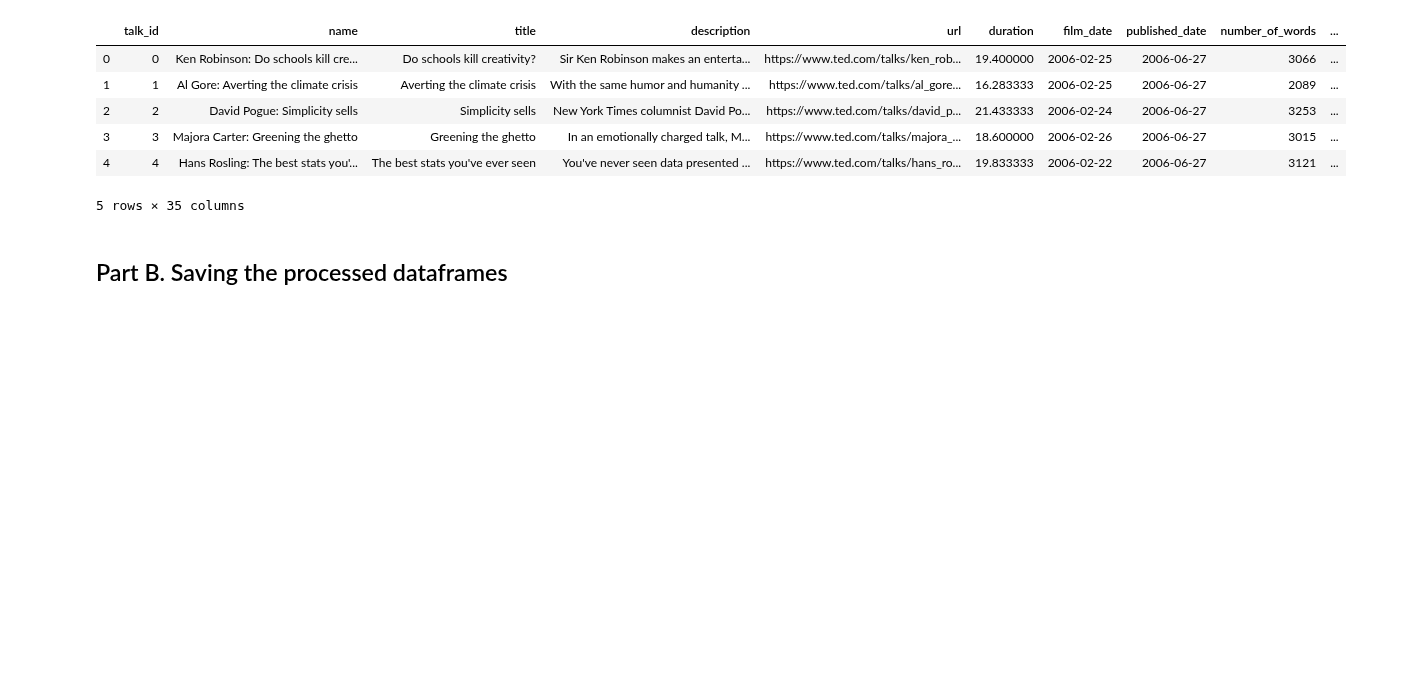
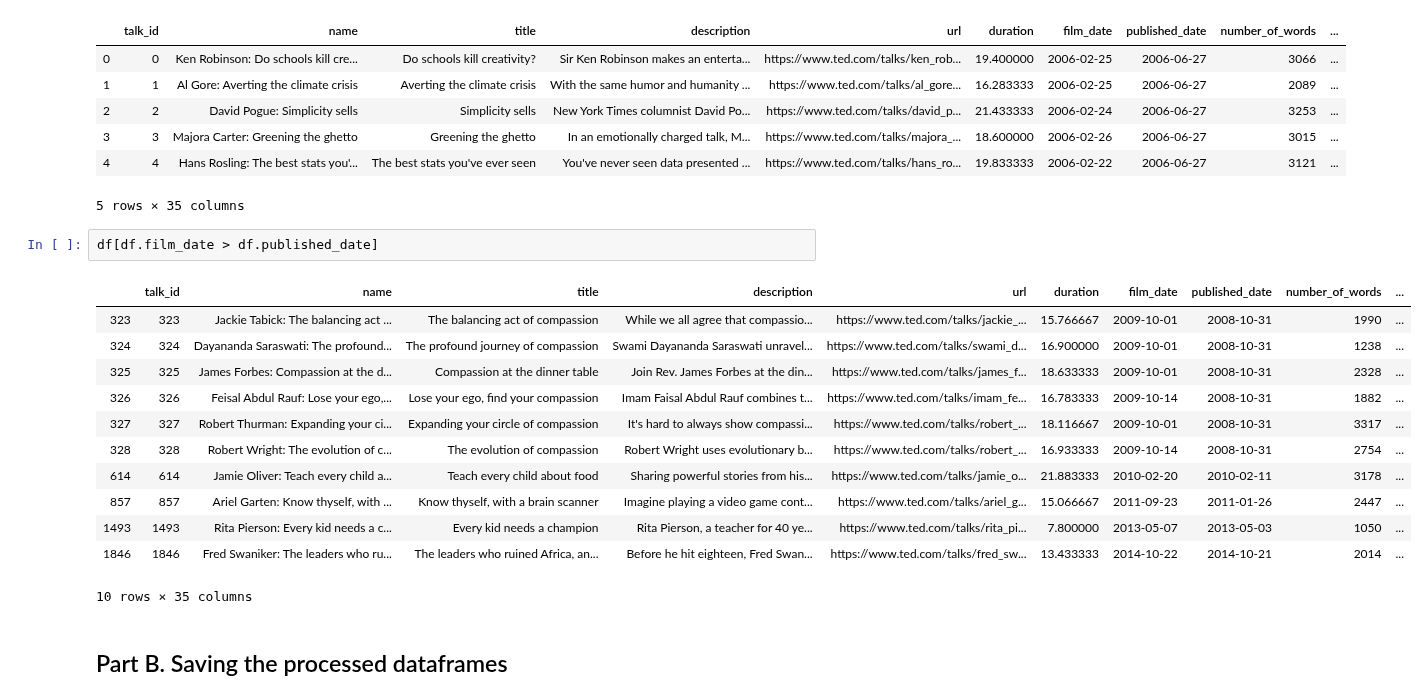
Before and after one commit to tedtalksviz/tedtalksviz.github.io, a Jupyter notebook: Exploratory data analysis.ipynb, the cells around one changed output. Drawn from its saved outputs; the diff is of its cells as text; blank space fills up the shorter version.

```diff
--- a/Exploratory data analysis.ipynb
+++ b/Exploratory data analysis.ipynb
@@ -424,6 +424,21 @@ display(df.head(5))
 | 3 | 3 | Majora Carter: Greening the ghetto | Greening the ghetto | In an emotionally charged talk, M... | https://www.ted.com/talks/majora_... | 18.600000 | 2006-02-26 | 2006-06-27 | 3015 | ... |
 | 4 | 4 | Hans Rosling: The best stats you'... | The best stats you've ever seen | You've never seen data presented ... | https://www.ted.com/talks/hans_ro... | 19.833333 | 2006-02-22 | 2006-06-27 | 3121 | ... |
 5 rows × 35 columns
+# %%
+df[df.film_date > df.published_date]
+# %% [output]
+|  | talk_id | name | title | description | url | duration | film_date | published_date | number_of_words | ... |
+| 323 | 323 | Jackie Tabick: The balancing act ... | The balancing act of compassion | While we all agree that compassio... | https://www.ted.com/talks/jackie_... | 15.766667 | 2009-10-01 | 2008-10-31 | 1990 | ... |
+| 324 | 324 | Dayananda Saraswati: The profound... | The profound journey of compassion | Swami Dayananda Saraswati unravel... | https://www.ted.com/talks/swami_d... | 16.900000 | 2009-10-01 | 2008-10-31 | 1238 | ... |
+| 325 | 325 | James Forbes: Compassion at the d... | Compassion at the dinner table | Join Rev. James Forbes at the din... | https://www.ted.com/talks/james_f... | 18.633333 | 2009-10-01 | 2008-10-31 | 2328 | ... |
+| 326 | 326 | Feisal Abdul Rauf: Lose your ego,... | Lose your ego, find your compassion | Imam Faisal Abdul Rauf combines t... | https://www.ted.com/talks/imam_fe... | 16.783333 | 2009-10-14 | 2008-10-31 | 1882 | ... |
+| 327 | 327 | Robert Thurman: Expanding your ci... | Expanding your circle of compassion | It's hard to always show compassi... | https://www.ted.com/talks/robert_... | 18.116667 | 2009-10-01 | 2008-10-31 | 3317 | ... |
+| 328 | 328 | Robert Wright: The evolution of c... | The evolution of compassion | Robert Wright uses evolutionary b... | https://www.ted.com/talks/robert_... | 16.933333 | 2009-10-14 | 2008-10-31 | 2754 | ... |
+| 614 | 614 | Jamie Oliver: Teach every child a... | Teach every child about food | Sharing powerful stories from his... | https://www.ted.com/talks/jamie_o... | 21.883333 | 2010-02-20 | 2010-02-11 | 3178 | ... |
+| 857 | 857 | Ariel Garten: Know thyself, with ... | Know thyself, with a brain scanner | Imagine playing a video game cont... | https://www.ted.com/talks/ariel_g... | 15.066667 | 2011-09-23 | 2011-01-26 | 2447 | ... |
+| 1493 | 1493 | Rita Pierson: Every kid needs a c... | Every kid needs a champion | Rita Pierson, a teacher for 40 ye... | https://www.ted.com/talks/rita_pi... | 7.800000 | 2013-05-07 | 2013-05-03 | 1050 | ... |
+| 1846 | 1846 | Fred Swaniker: The leaders who ru... | The leaders who ruined Africa, an... | Before he hit eighteen, Fred Swan... | https://www.ted.com/talks/fred_sw... | 13.433333 | 2014-10-22 | 2014-10-21 | 2014 | ... |
+10 rows × 35 columns
 # %% [markdown]
 ## Part B. Saving the processed dataframes
 # %%
```
Also changed, not shown: parts of 9 cells of this notebook, 5 other files.
